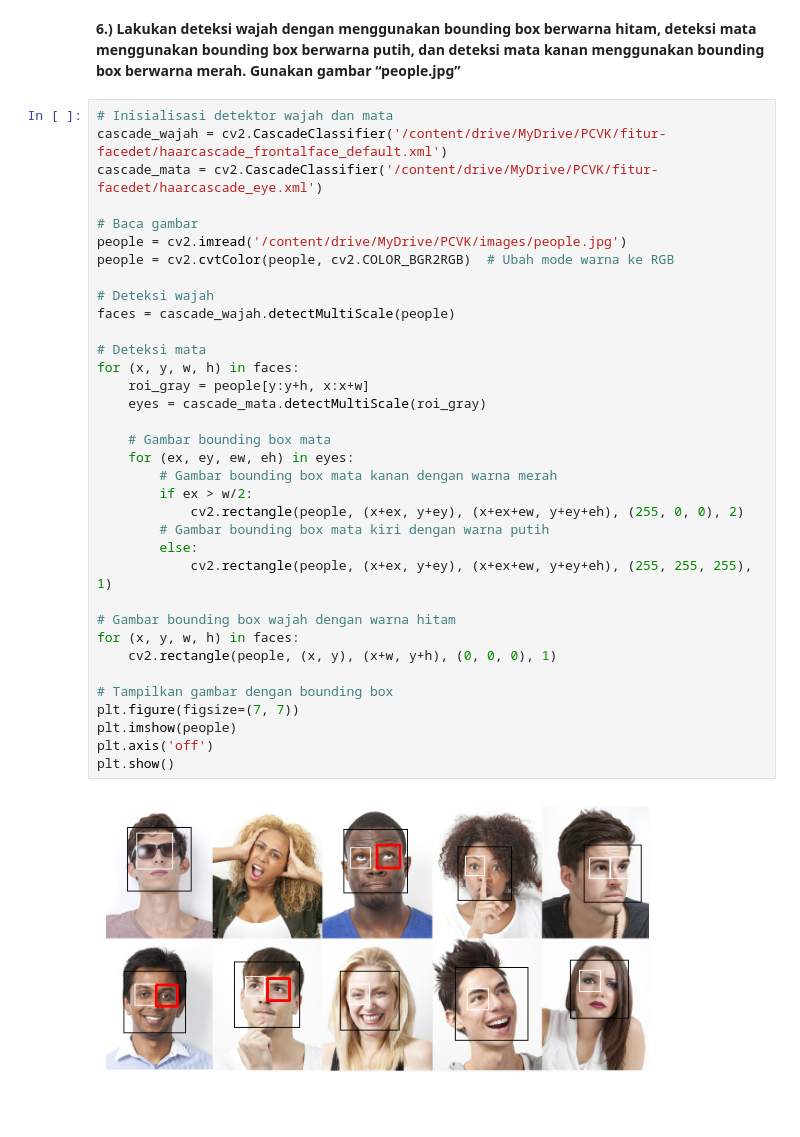
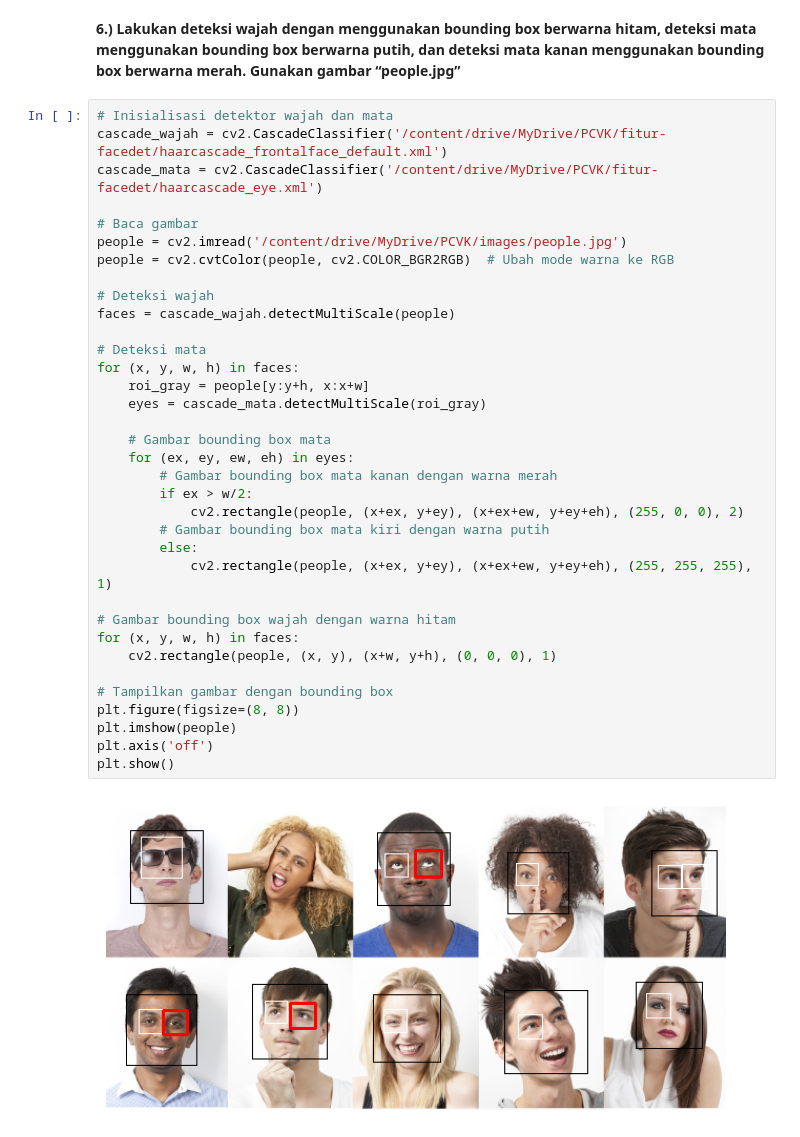
Before and after one commit to tasyasvdh09/PCVK_Genap_2023, a Jupyter notebook: PCVK_Modul_12.ipynb, the cells around one changed output. Cells and saved outputs as stored; diff of their text form; blank space fills up the shorter version.

```diff
--- a/PCVK_Modul_12.ipynb
+++ b/PCVK_Modul_12.ipynb
@@ -325,32 +325,32 @@ cascade_mata = cv2.CascadeClassifier('/content/drive/MyDrive/PCVK/fitur-facedet/
 # Baca gambar
 people = cv2.imread('/content/drive/MyDrive/PCVK/images/people.jpg')
 people = cv2.cvtColor(people, cv2.COLOR_BGR2RGB)  # Ubah mode warna ke RGB
 
 # Deteksi wajah
 faces = cascade_wajah.detectMultiScale(people)
 
 # Deteksi mata
 for (x, y, w, h) in faces:
     roi_gray = people[y:y+h, x:x+w]
     eyes = cascade_mata.detectMultiScale(roi_gray)
 
     # Gambar bounding box mata
     for (ex, ey, ew, eh) in eyes:
         # Gambar bounding box mata kanan dengan warna merah
         if ex > w/2:
             cv2.rectangle(people, (x+ex, y+ey), (x+ex+ew, y+ey+eh), (255, 0, 0), 2)
         # Gambar bounding box mata kiri dengan warna putih
         else:
             cv2.rectangle(people, (x+ex, y+ey), (x+ex+ew, y+ey+eh), (255, 255, 255), 1)
 
 # Gambar bounding box wajah dengan warna hitam
 for (x, y, w, h) in faces:
     cv2.rectangle(people, (x, y), (x+w, y+h), (0, 0, 0), 1)
 
 # Tampilkan gambar dengan bounding box
-plt.figure(figsize=(7, 7))
+plt.figure(figsize=(8, 8))
 plt.imshow(people)
 plt.axis('off')
 plt.show()
 # %% [output]
-[figure, old version]
+[figure, new version]
```
Also changed, not shown: parts of 1 cell of this notebook.
